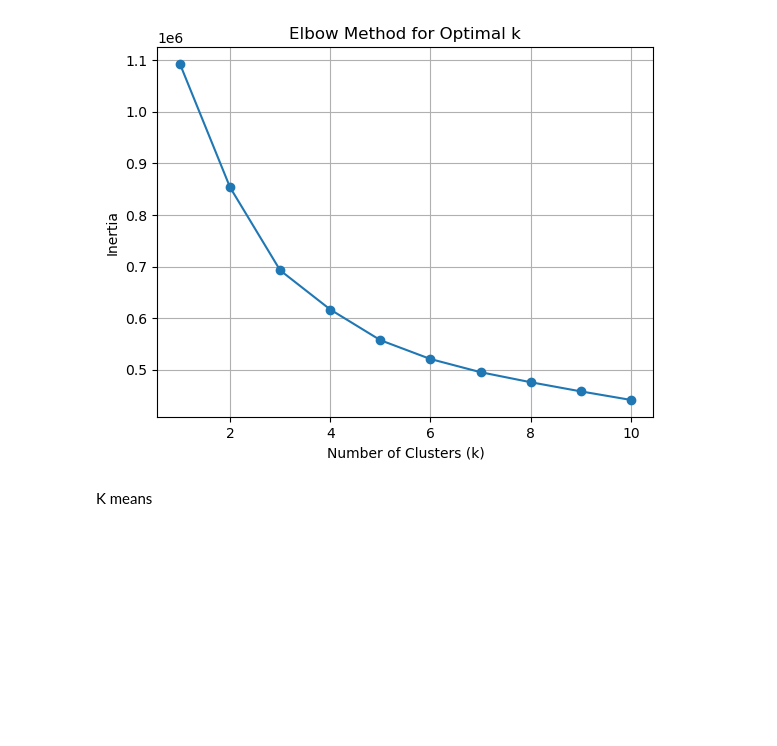
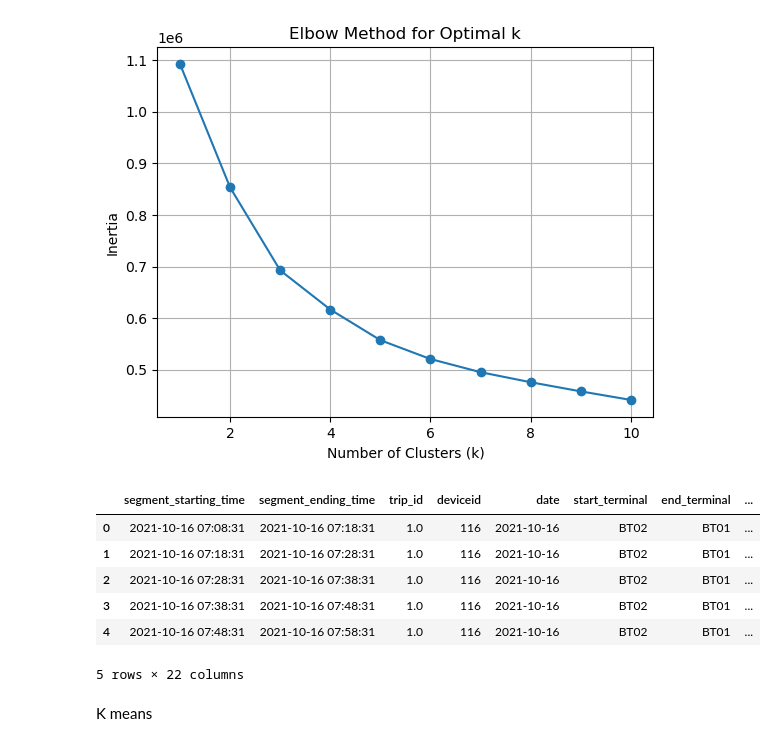
Before and after one commit to DriverBehaviour-FYP/Driver-Behaviour-Analysis, a Jupyter notebook: notebook/clustering/k-means.ipynb, the cells around one changed output. Saved outputs shown, nothing was run; the diff lists cells and outputs as text; code cells hidden in the pictures; blank space fills up the shorter version.

```diff
--- a/notebook/clustering/k-means.ipynb
+++ b/notebook/clustering/k-means.ipynb
@@ -54,6 +54,16 @@ data = data.dropna(subset=['elevation_p', 'elevation_n', 'ele_X_speed_acc_p', 'e
 elbow_method(data,['elevation_p', 'elevation_n', 'ele_X_speed_acc_p', 'ele_X_speed_acc_n', 'average_acceleration', 'average_deacceleration', 'std_acc_dacc', 'stop_count', 'average_speed', 'max_speed', 'speed_variation'])
 # %% [output]
 [figure]
+# %%
+data.head()
+# %% [output]
+|  | segment_starting_time | segment_ending_time | trip_id | deviceid | date | start_terminal | end_terminal | ... |
+| 0 | 2021-10-16 07:08:31 | 2021-10-16 07:18:31 | 1.0 | 116 | 2021-10-16 | BT02 | BT01 | ... |
+| 1 | 2021-10-16 07:18:31 | 2021-10-16 07:28:31 | 1.0 | 116 | 2021-10-16 | BT02 | BT01 | ... |
+| 2 | 2021-10-16 07:28:31 | 2021-10-16 07:38:31 | 1.0 | 116 | 2021-10-16 | BT02 | BT01 | ... |
+| 3 | 2021-10-16 07:38:31 | 2021-10-16 07:48:31 | 1.0 | 116 | 2021-10-16 | BT02 | BT01 | ... |
+| 4 | 2021-10-16 07:48:31 | 2021-10-16 07:58:31 | 1.0 | 116 | 2021-10-16 | BT02 | BT01 | ... |
+5 rows × 22 columns
 # %% [markdown]
 K means
 # %%
```
Also changed, not shown: parts of 10 cells of this notebook.
